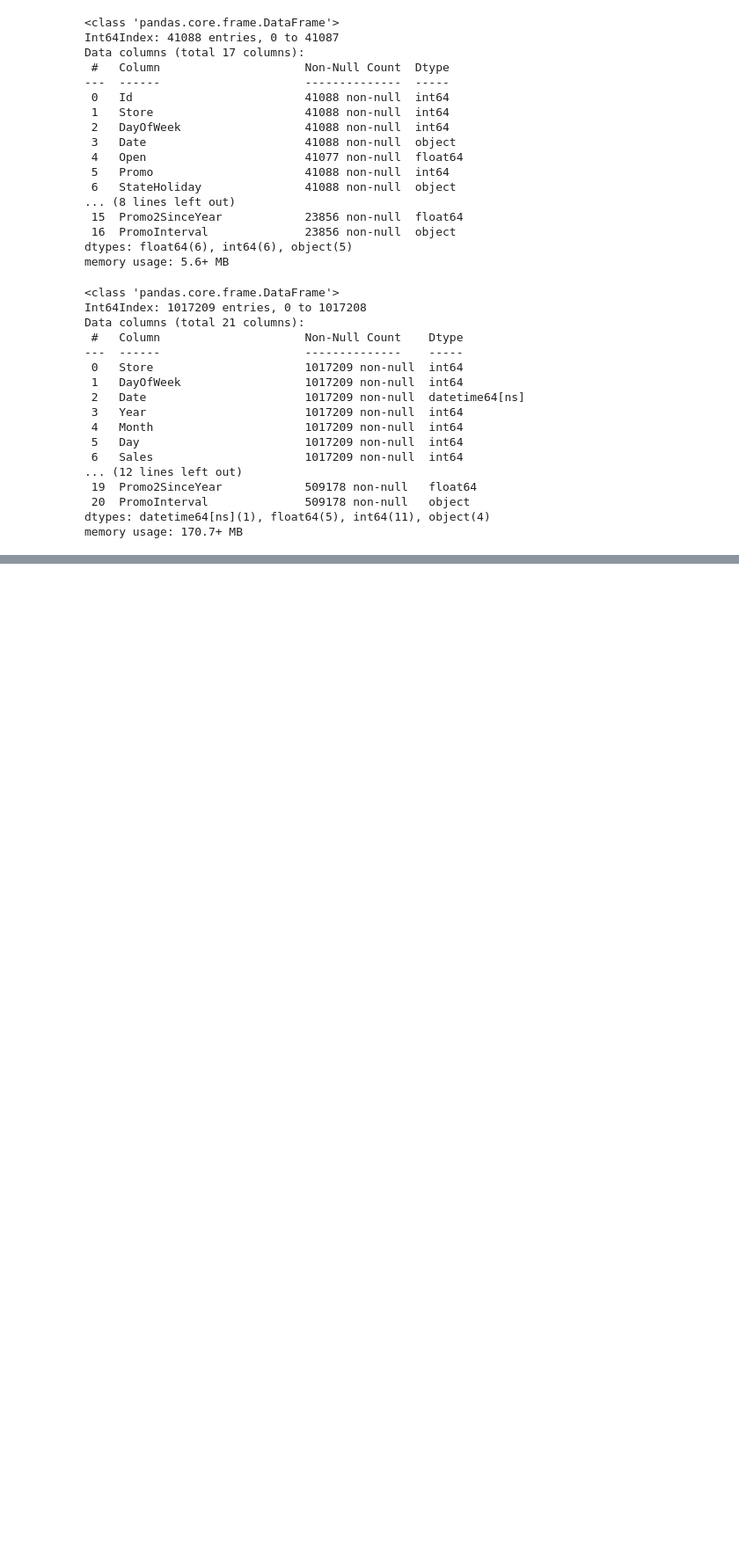
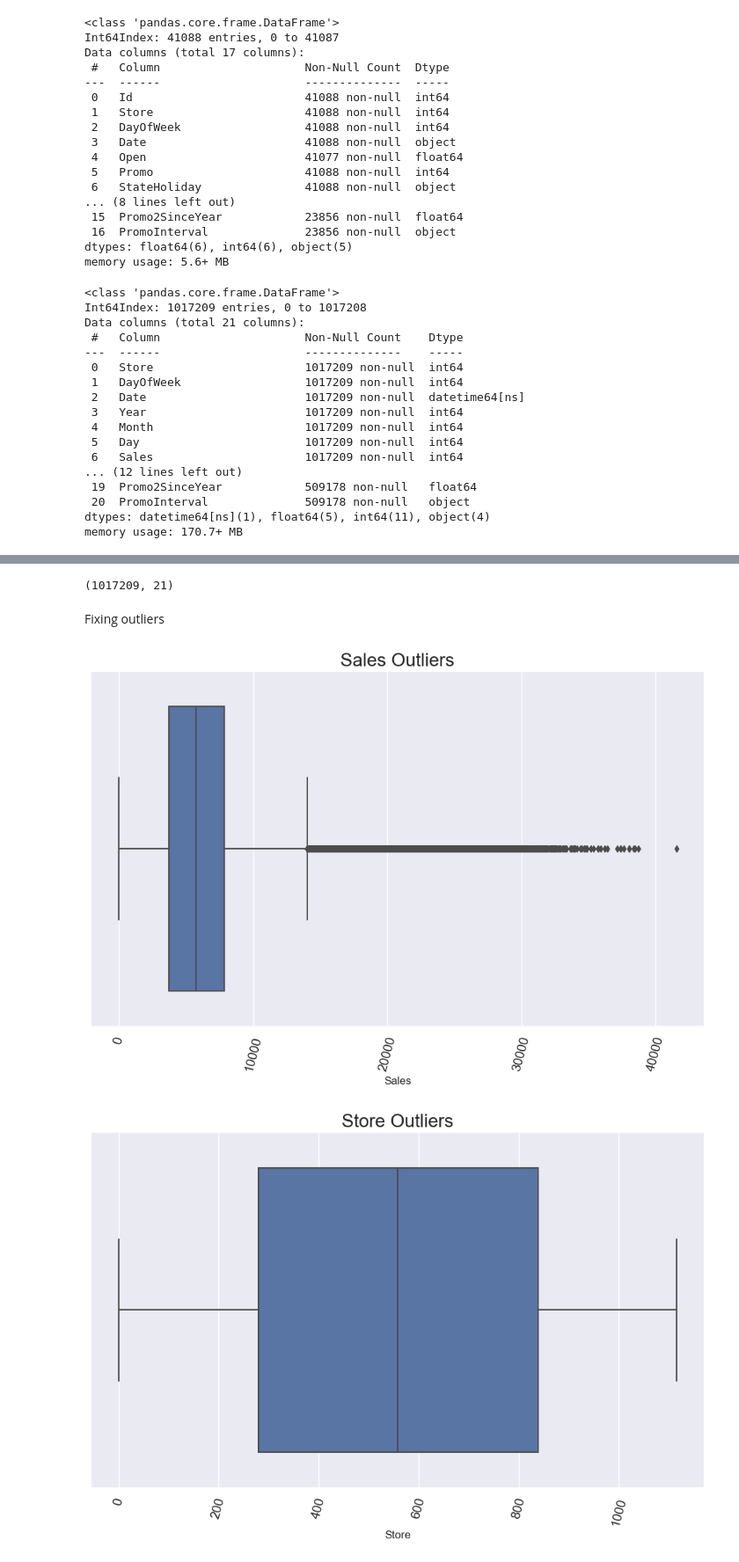
Before and after one commit to nahomHmichael/Rossman-Pharmaceutical-Sales-Pridiction, a Jupyter notebook: notebooks/ML_modeling.ipynb, the cells around one changed output, grey strips where cells are left out. Shown at 88% size. Drawn from its saved outputs; the diff is of its cells as text; code cells hidden in the pictures; blank space fills up the shorter version.

```diff
--- a/notebooks/ML_modeling.ipynb
+++ b/notebooks/ML_modeling.ipynb
@@ -130,0 +155,10 @@ memory usage: 170.7+ MB
+# %%
+# Filling Missing Values
+
+train_store['CompetitionDistance'].fillna(train_store['CompetitionDistance'].median(), inplace = True)
+train_store['CompetitionOpenSinceMonth'].fillna(train_store['CompetitionOpenSinceMonth'].mode().iloc[0], inplace = True)
+train_store['CompetitionOpenSinceYear'].fillna(train_store['CompetitionOpenSinceYear'].mode().iloc[0], inplace = True)
+
+train_store['Promo2SinceWeek'].fillna(train_store['Promo2SinceWeek'].mode().iloc[0], inplace=True)
+train_store['Promo2SinceYear'].fillna(train_store['Promo2SinceYear'].mode().iloc[0], inplace = True)
+train_store['PromoInterval'].fillna(train_store['PromoInterval'].mode().iloc[0], inplace=True)
@@ -130,0 +185,14 @@ memory usage: 170.7+ MB
+# %%
+train_store.shape
+# %% [output]
+(1017209, 21)
+# %% [markdown]
+Fixing outliers
+# %%
+from plots import Plots
+PL = Plots()
+PL.plot_box(train_store,'Sales','Sales Outliers')
+PL.plot_box(train_store,'Store','Store Outliers')
+# %% [output]
+[figure, added]
+[figure, added]
```
Also changed, not shown: parts of 9 cells of this notebook, 4 other files.
